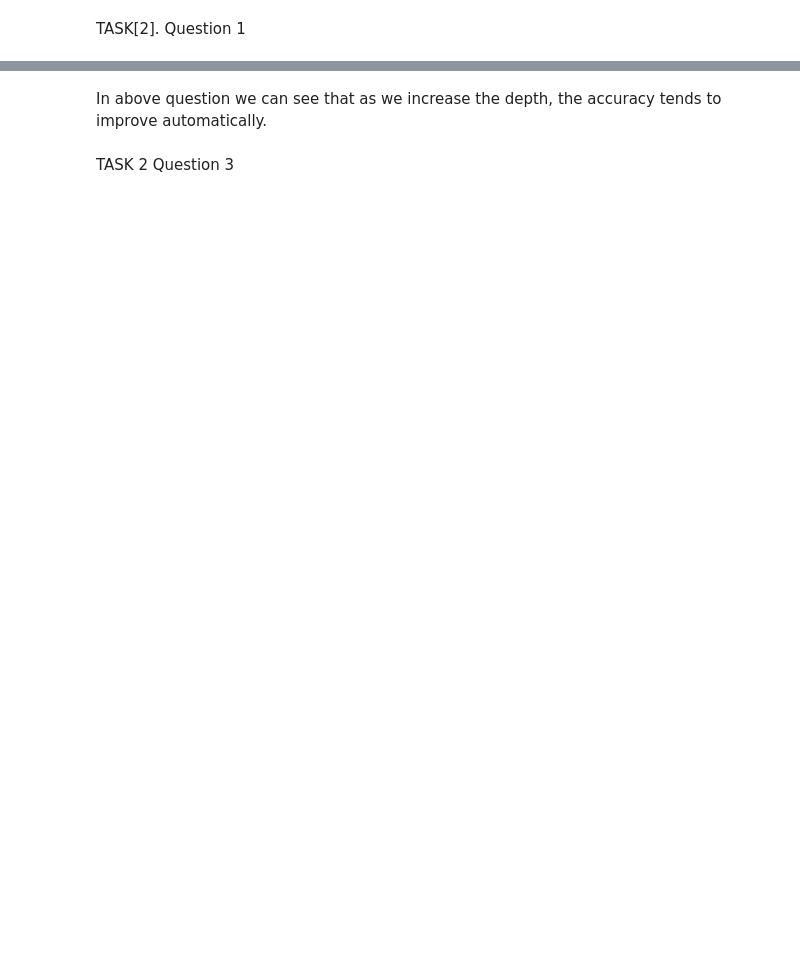
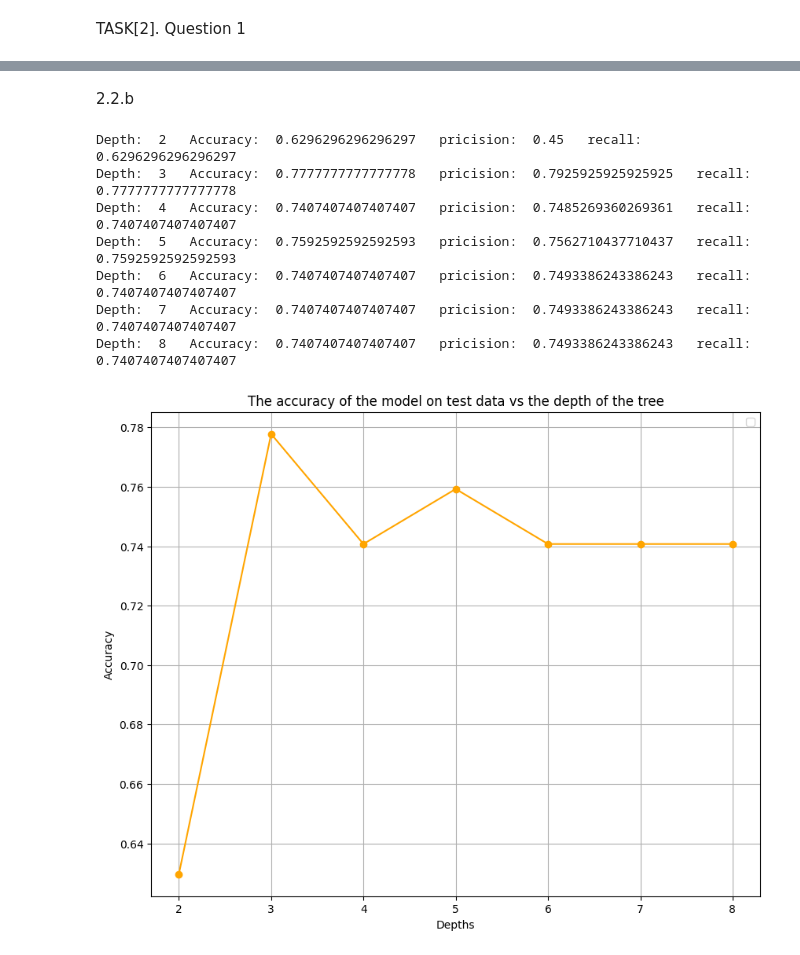
Before and after one commit to MukeshK17/es335-24-fall-assignment-1, a Jupyter notebook: Asst2_Decision_Trees_for_Human_Activity_Recognition.ipynb, the cells around one changed output, grey strips where cells are left out. Saved outputs shown, nothing was run; the diff lists cells and outputs as text; code cells hidden in the pictures; blank space fills up the shorter version.

```diff
--- a/Asst2_Decision_Trees_for_Human_Activity_Recognition.ipynb
+++ b/Asst2_Decision_Trees_for_Human_Activity_Recognition.ipynb
@@ -358,4 +281,39 @@ Depth:  8   Accuracy:  0.938137321549966   pricision:  0.9388982259400486   reca
-# %% [markdown]
-In above question we can see that as we increase the depth, the accuracy tends to improve automatically.
-# %% [markdown]
-TASK 2 Question 3
+# %% [markdown]
+2.2.b
+# %%
+#Train a decision tree model using the features obtained by TSFEL with varing depths (2,8): -
+depths=range(2,9)
+accuracies=[]
+precisions=[]
+recalls=[]
+
+for depth in range(2,9):
+    clf=DecisionTreeClassifier(max_depth=depth, random_state=42)
+    clf.fit(X_tsfel_train, y_tsfel_train)
+    y_tsfel_pred=clf.predict(X_tsfel_test)
+
+    accuracy = accuracy_score(y_tsfel_test, y_tsfel_pred)
+    precision = precision_score(y_tsfel_test, y_tsfel_pred, average='weighted')
+    recall = recall_score(y_tsfel_test, y_tsfel_pred, average='weighted')
+    cm = confusion_matrix(y_tsfel_test, y_tsfel_pred)
+    accuracies.append(accuracy)
+
+    print("Depth: ",depth," ","Accuracy: ",accuracy," ","pricision: ",precision," ","recall: ",recall)
+
+plt.figure(figsize=(10, 8))
+plt.plot(depths, accuracies,color="orange",marker="o")
+plt.title('The accuracy of the model on test data vs the depth of the tree')
+plt.xlabel('Depths')
+plt.ylabel('Accuracy')
+plt.legend()
+plt.grid()
+plt.show()
+# %% [output]
+Depth:  2   Accuracy:  0.6296296296296297   pricision:  0.45   recall:  0.6296296296296297
+Depth:  3   Accuracy:  0.7777777777777778   pricision:  0.7925925925925925   recall:  0.7777777777777778
+Depth:  4   Accuracy:  0.7407407407407407   pricision:  0.7485269360269361   recall:  0.7407407407407407
+Depth:  5   Accuracy:  0.7592592592592593   pricision:  0.7562710437710437   recall:  0.7592592592592593
+Depth:  6   Accuracy:  0.7407407407407407   pricision:  0.7493386243386243   recall:  0.7407407407407407
+Depth:  7   Accuracy:  0.7407407407407407   pricision:  0.7493386243386243   recall:  0.7407407407407407
+Depth:  8   Accuracy:  0.7407407407407407   pricision:  0.7493386243386243   recall:  0.7407407407407407
+[figure, added]
```
Also changed, not shown: parts of 21 cells of this notebook.
